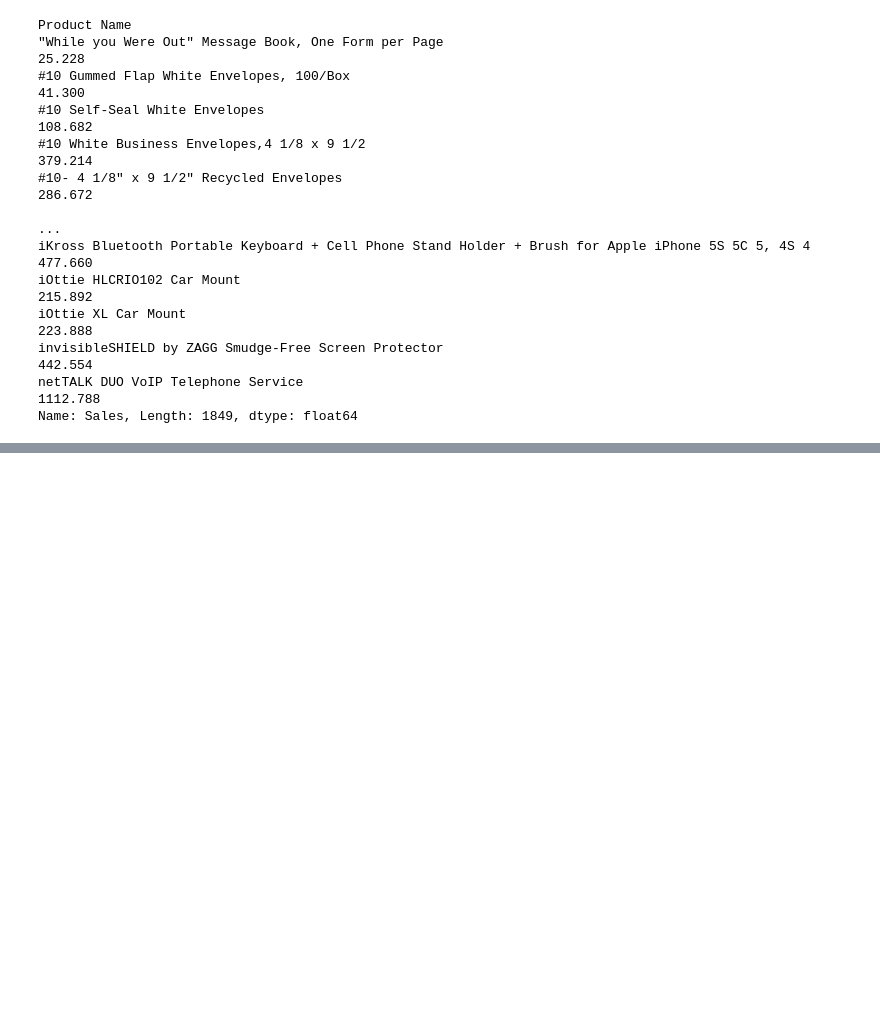
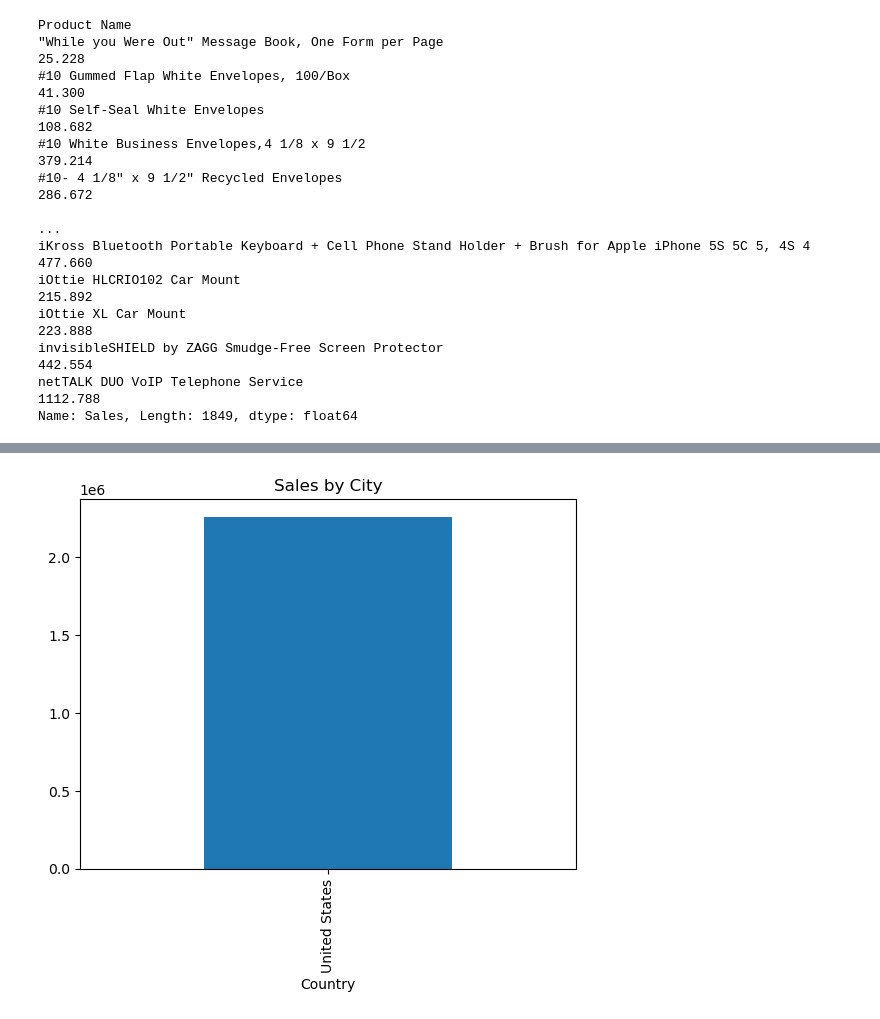
Before and after one commit to Jaul04/Python-Projects, a Jupyter notebook: Project 4.ipynb, the cells around one changed output, grey strips where cells are left out. Cells and saved outputs as stored; diff of their text form; code cells hidden in the pictures; blank space fills up the shorter version.

```diff
--- a/Project 4.ipynb
+++ b/Project 4.ipynb
@@ -80,0 +109,6 @@ print(data[['Sales','Profit','Category','City']].head())
+# %%
+data.groupby('Country')['Sales'].sum().plot(kind='bar')
+plt.title("Sales by City")
+plt.show()
+# %% [output]
+[figure, added]
```
Also changed, not shown: parts of 11 cells of this notebook.
